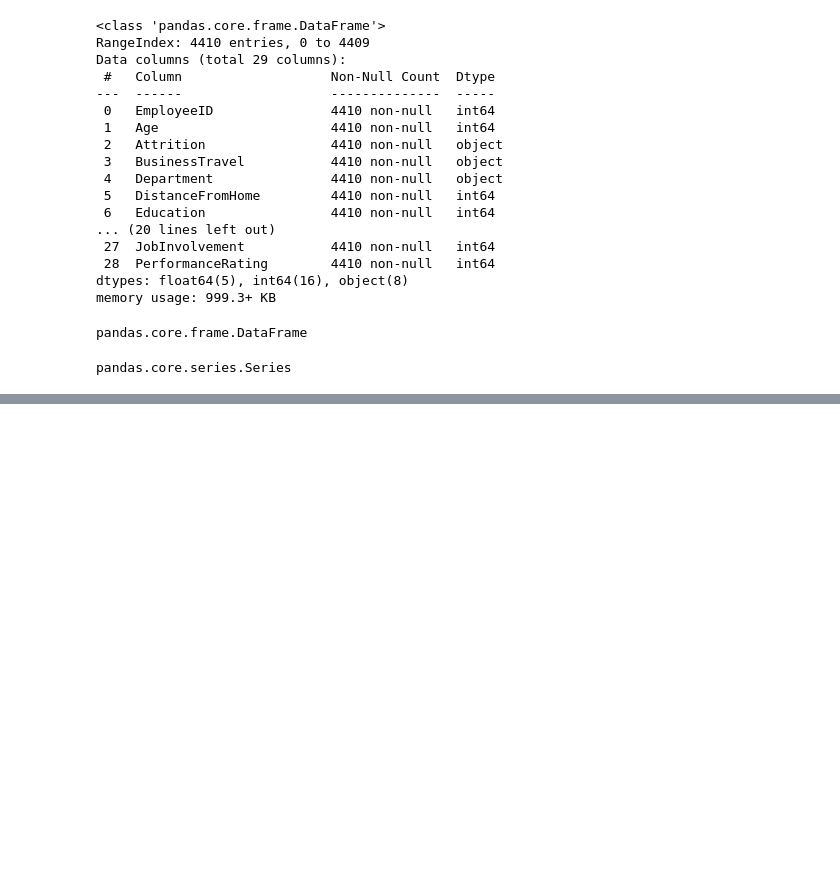
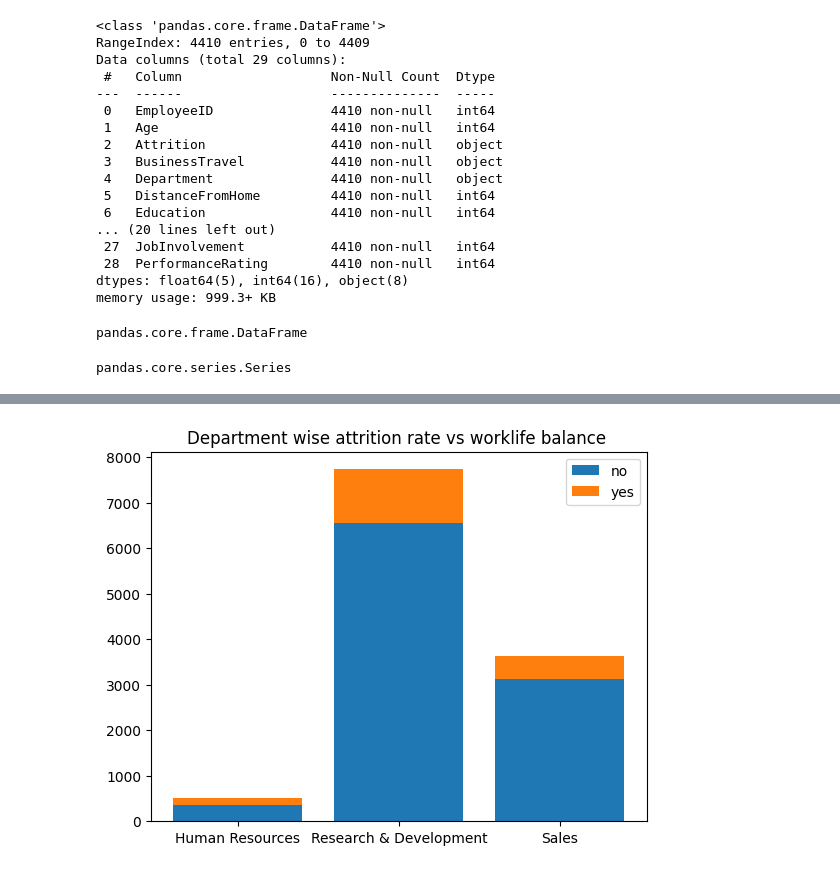
Before and after one commit to kunchamanjula/bank-personal-loan-EDA, a Jupyter notebook: employeeattrition-analysis.ipynb, the cells around one changed output, grey strips where cells are left out. Saved outputs shown, nothing was run; the diff lists cells and outputs as text; code cells hidden in the pictures; blank space fills up the shorter version.

```diff
--- a/employeeattrition-analysis.ipynb
+++ b/employeeattrition-analysis.ipynb
@@ -191,0 +386,3 @@ df.shape
+# %%
+attcount = df.groupby(["Department","Attrition"])["WorkLifeBalance"].sum().unstack()
+attcount
@@ -191,0 +395,13 @@ df.shape
+# %%
+fig, ax = plt.subplots()
+# First plot the "Department" bars for every day.
+ax.bar(attcount.index, attcount["No"], label='no')
+# Then plot the 'Attrition' bars on top, starting at the top of the 'Department'
+# bars.
+ax.bar(attcount.index, attcount["Yes"], bottom=attcount["No"],
+       label='yes')
+ax.set_title('Department wise attrition rate vs worklife balance ')
+ax.legend()
+plt.show()
+# %% [output]
+[figure, added]
```
Also changed, not shown: parts of 30 cells of this notebook.
